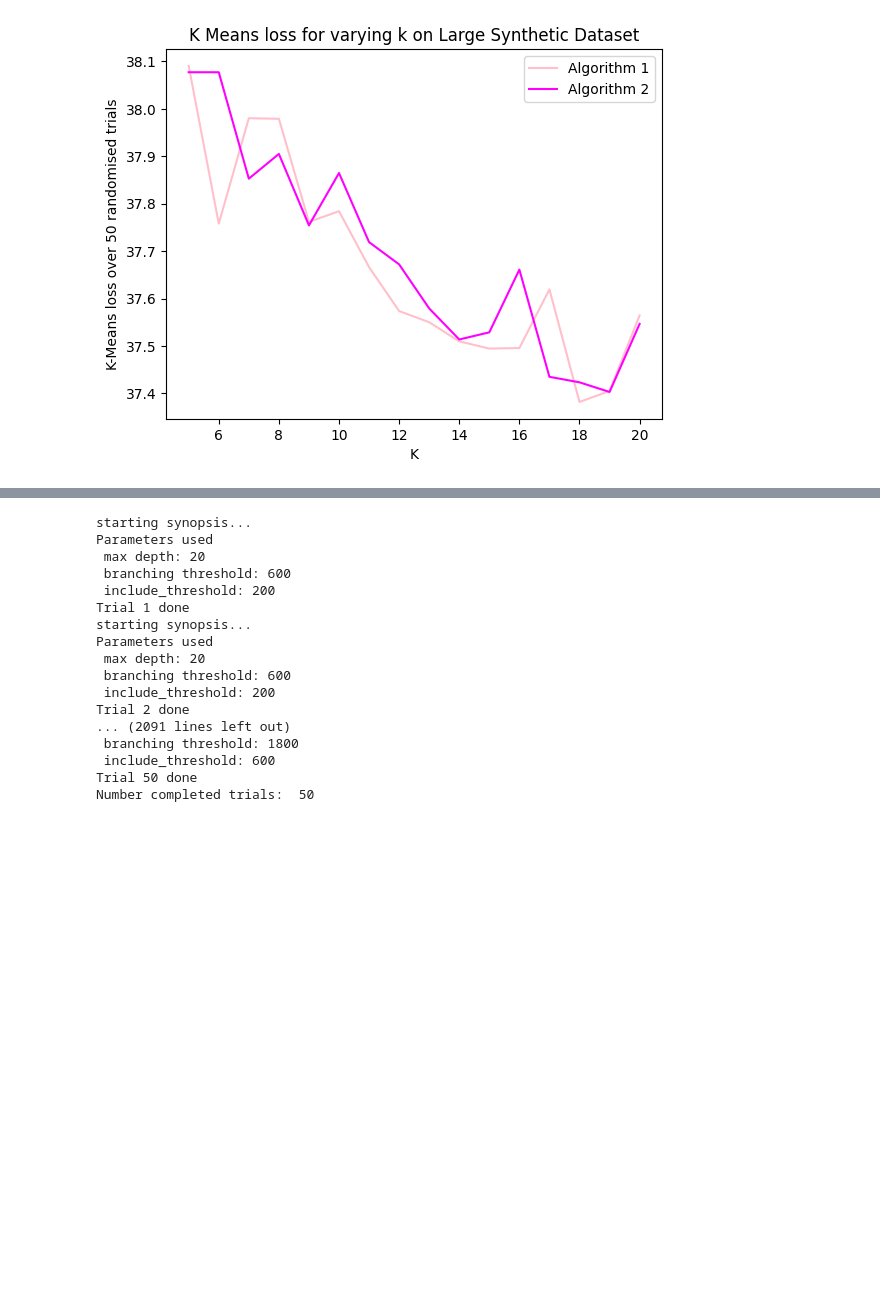
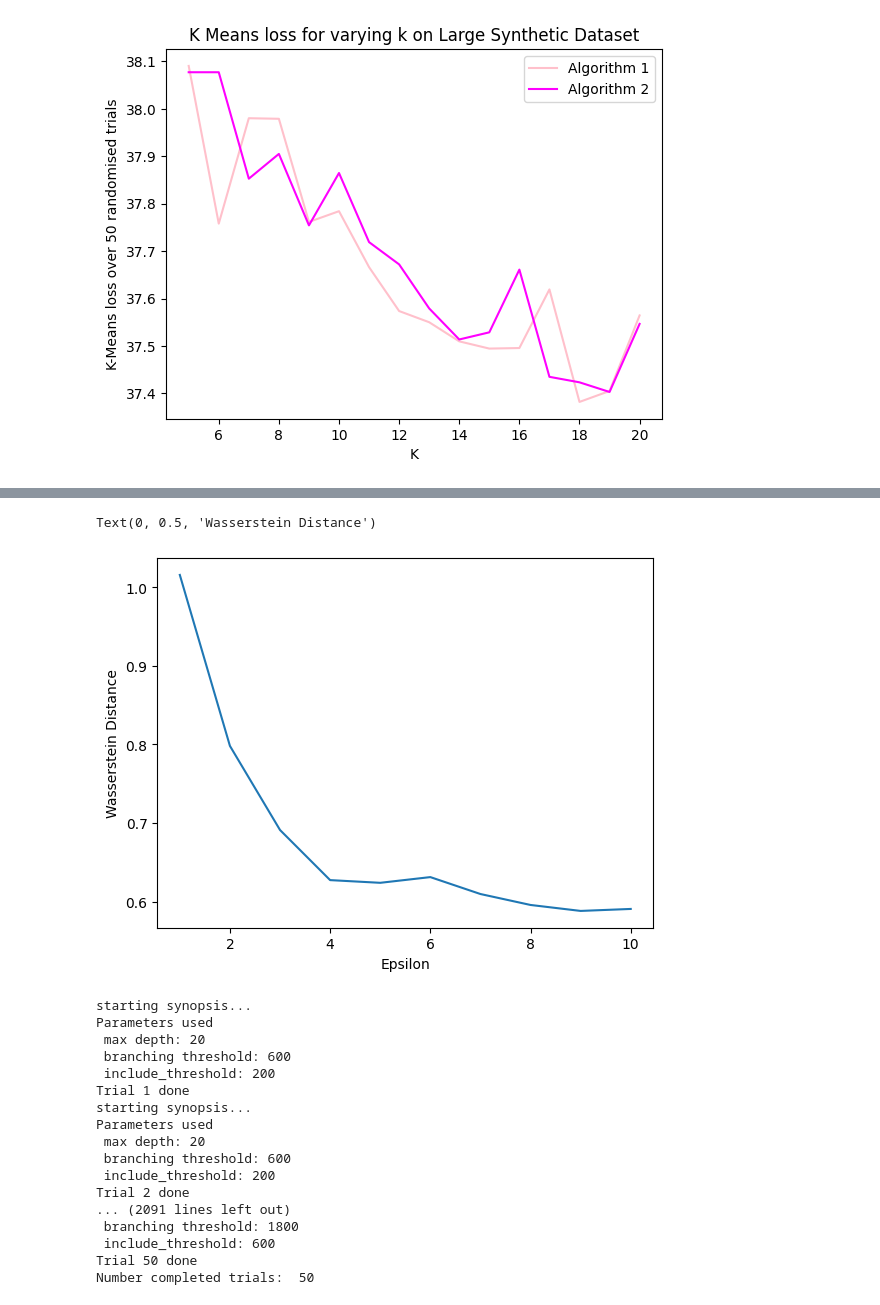
Before and after one commit to amy-ln/dpclustering, a Jupyter notebook: lsh-experiment.ipynb, the cells around one changed output, grey strips where cells are left out. Drawn from its saved outputs; the diff is of its cells as text; code cells hidden in the pictures; blank space fills up the shorter version.

Commit message:
wasserstein distance

```diff
--- a/lsh-experiment.ipynb
+++ b/lsh-experiment.ipynb
@@ -440,0 +442,33 @@ Parameters used
+# %%
+# how well do the points approximate the data?
+# smaller W1 distances represent closer distributions
+
+from scipy.stats import wasserstein_distance_nd
+
+forest_weights = np.ones(10000) / 100000
+
+# default for number of trials is low as wasserstein distance is expensive
+def lsh_w1(x: np.ndarray, algo: int, p : Params, n_trials=5):
+    m = x.shape[0]
+    x_weights = np.ones(m) / m
+    s = master_rng.integers(low=0, high=100000)
+    total_w1 = 0
+    for n in range(n_trials):
+        if algo == 1:
+            points, weights = create_bucket_synopsis(x, p, s+n)
+        else:
+            points, weights = bucket_using_privacy_accountant(x, p, s+n)
+        total_w1 += wasserstein_distance_nd(x, points, x_weights, weights)
+    return total_w1 / n_trials
+
+
+#wasserstein_distance_nd(forest, points, np.array([1/10000]*10000), weights) # takes just under 60 seconds to compute
+# %%
+# first lets do defaults and change epsilon to see if w1 makes sense as a measure
+results = []
+
+for e in range(1,11):
+    p = Params(e, 1e-6, 2.4, 9, 2, include_threshold=200)
+    res = lsh_w1(forest, 1, p)
+    results.append(res)
+    print(f"e = {e} gives {res}")
@@ -441,3 +493,10 @@ Parameters used
+# %%
+plt.plot(list(range(1,11)), results)
+plt.xlabel("Epsilon")
+plt.ylabel("Wasserstein Distance")
+# %% [output]
+Text(0, 0.5, 'Wasserstein Distance')
+[figure, added]
 # %%
 # try different values of include threshold
 
```
Also changed, not shown: parts of 3 cells of this notebook.
